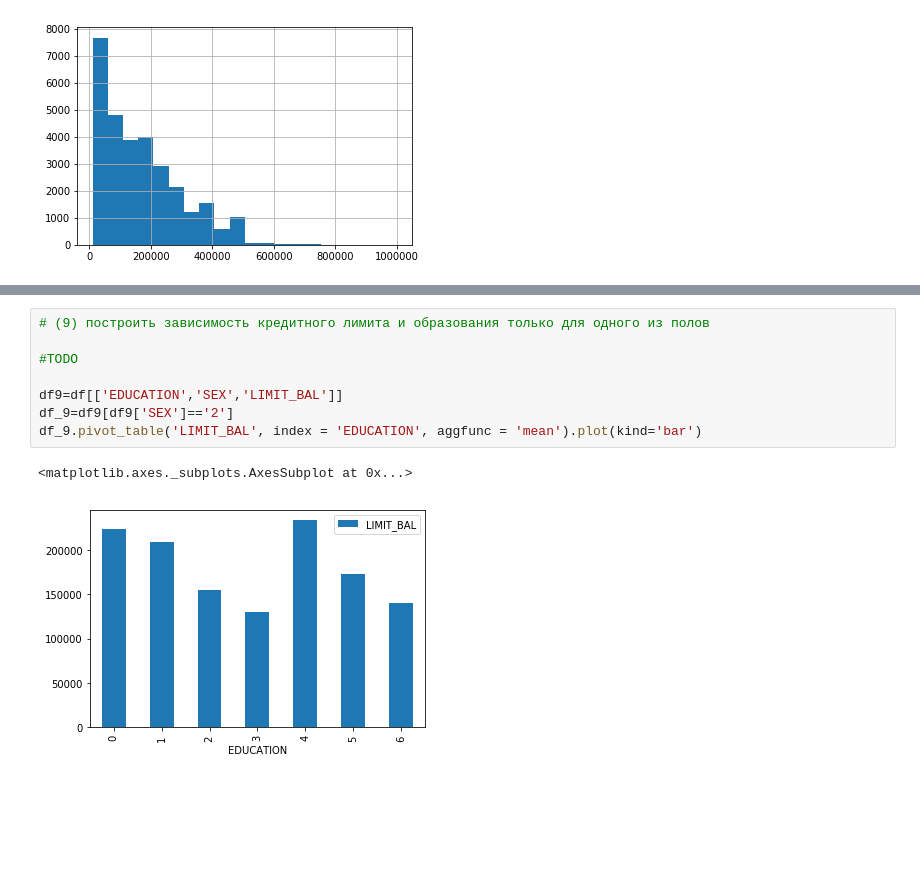
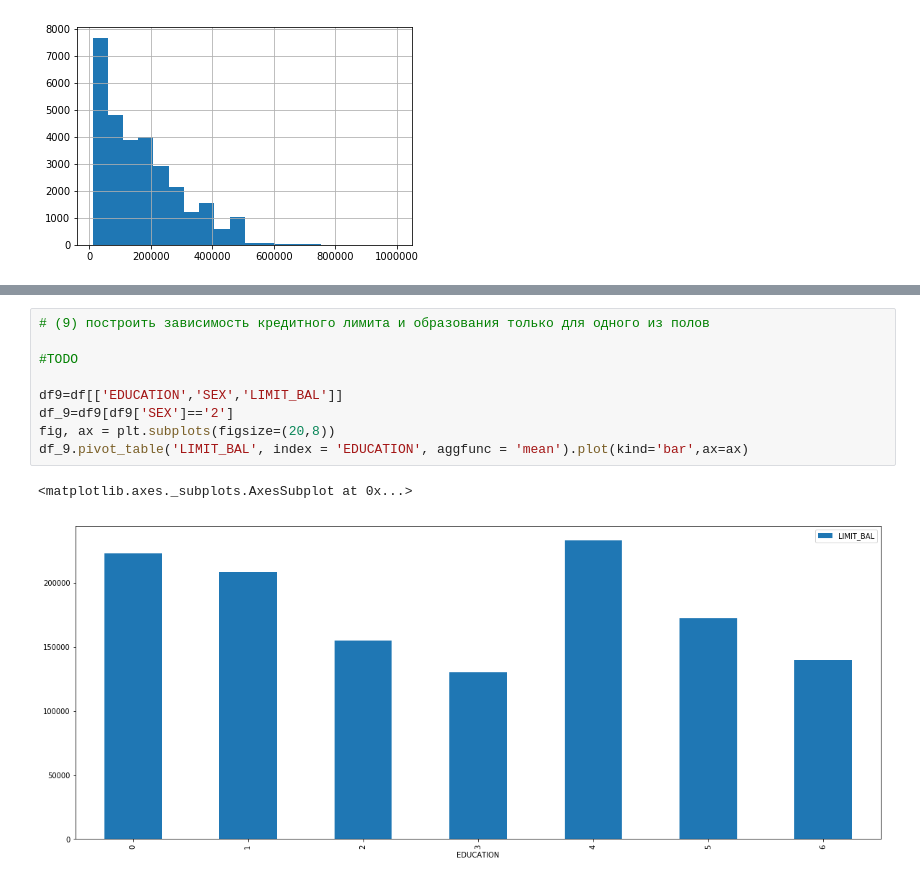
Before and after one commit to Zviad1990/sfml, a Jupyter notebook: hw1-task.ipynb, the cells around one changed output, grey strips where cells are left out. Drawn from its saved outputs; the diff is of its cells as text; blank space fills up the shorter version.

```diff
--- a/hw1-task.ipynb
+++ b/hw1-task.ipynb
@@ -165,14 +162,15 @@ ValueError: Could not interpret input 'EDUCATION'
 # %%
 # (9) построить зависимость кредитного лимита и образования только для одного из полов
 
 #TODO
 
 df9=df[['EDUCATION','SEX','LIMIT_BAL']]
 df_9=df9[df9['SEX']=='2']
-df_9.pivot_table('LIMIT_BAL', index = 'EDUCATION', aggfunc = 'mean').plot(kind='bar')
+fig, ax = plt.subplots(figsize=(20,8))
+df_9.pivot_table('LIMIT_BAL', index = 'EDUCATION', aggfunc = 'mean').plot(kind='bar',ax=ax)
 # %% [output]
 <matplotlib.axes._subplots.AxesSubplot at 0x...>
-[figure, old version]
+[figure, new version]
 # %%
 # (10) построить большой график (подсказка - используя seaborn) для построения завимисости всех возможных пар параметров
 # разным цветом выделить разные значение "default payment next month"
```
Also changed, not shown: parts of 4 cells of this notebook.
